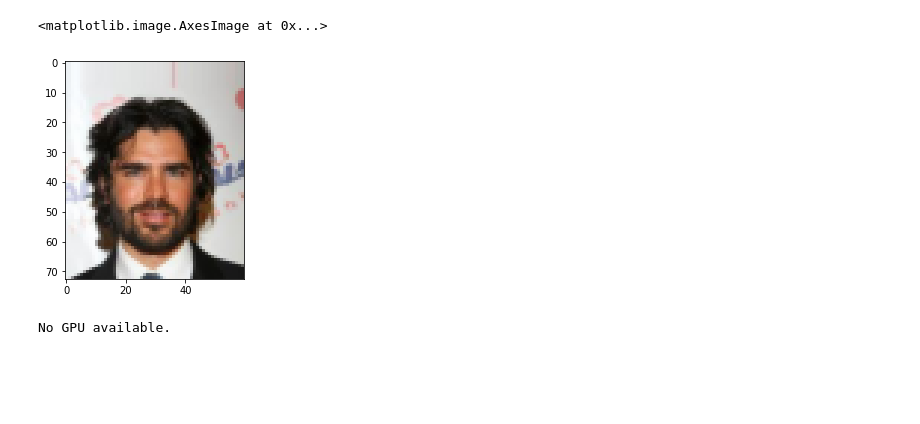
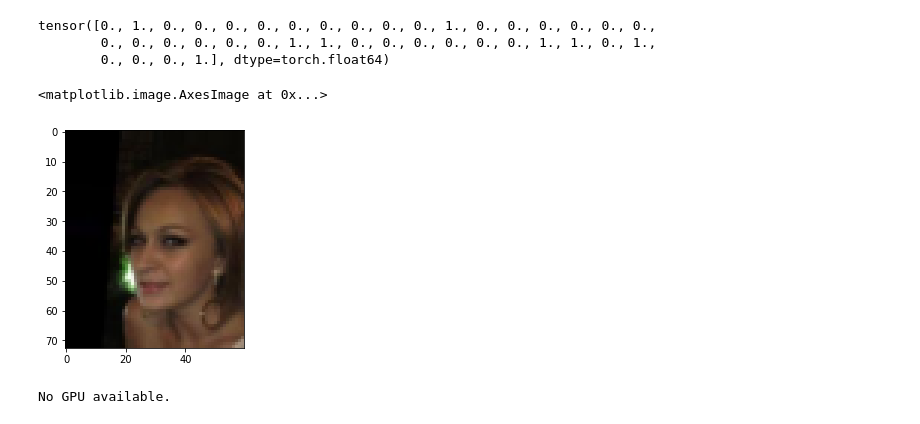
Before and after one commit to mar10nJohns1/AlgorithmicFairness, a Jupyter notebook: Project.ipynb, the cells around one changed output. Drawn from its saved outputs; the diff is of its cells as text; code cells hidden in the pictures; blank space fills up the shorter version.

Commit message:
pytorch dataloader

```diff
--- a/Project.ipynb
+++ b/Project.ipynb
@@ -67,14 +61,10 @@ IMAGE_SHAPE = [73,60,3]
 TRAIN_PATH =  dataroot + "\\train.csv"
 VALID_PATH = dataroot + "\\valid.csv"
 TEST_PATH = dataroot + "\\test.csv"
-IMAGE_PATHS = glob.glob("C:\\Users\\cfthe\\OneDrive\\DTU\\Kandidat\\Deep\\celebA\\*.jpg")
+IMAGE_PATHS = "C:\\Users\\cfthe\\OneDrive\\DTU\\Kandidat\\Deep\\celebA\\"
 TARGET_COL = 'Smiling'
+NUM_CLASSES = 2
 
 # train holds both X (input) and t (target/truth)
-data = data_utils_celeba.load_data(train_path=TRAIN_PATH,
-                            valid_path = VALID_PATH,
-                            test_path=TEST_PATH,
-                            image_paths=IMAGE_PATHS,
-                            target_col = TARGET_COL,
-                            num_classes = 2,
-                            image_shape=IMAGE_SHAPE)
+data_train = data_utils.CelebADataset(TRAIN_PATH,IMAGE_PATHS,IMAGE_SHAPE,TARGET_COL)
+data_valid = data_utils.CelebADataset(VALID_PATH,IMAGE_PATHS,IMAGE_SHAPE,TARGET_COL)
@@ -109,0 +71,27 @@ test_batch, i = next(dummy_batch_gen.gen_test())
+# %%
+dataloader = DataLoader(data_valid, batch_size=128,shuffle=True, num_workers=6)
+# %%
+def show_batch(sample_batched):
+    """Show image with landmarks for a batch of samples."""
+    images_batch, target_batch = \
+            sample_batched['image'], sample_batched['target']
+    batch_size = len(images_batch)
+    im_size = images_batch.size(2)
+    grid_border_size = 2
+
+    grid = utils.make_grid(images_batch)
+    plt.imshow(grid.numpy().transpose((1, 2, 0)))
+# %%
+from tqdm import tqdm_notebook
+for i_batch, sample_batched in tqdm_notebook(enumerate(dataloader)):
+    print(i_batch, sample_batched['image'].size(),
+          sample_batched['target'].size())
+
+    # observe 4th batch and stop.
+    if i_batch == 10:
+        plt.figure()
+        show_batch(sample_batched)
+        plt.axis('off')
+        plt.ioff()
+        plt.show()
+        break
@@ -110,8 +108,14 @@ test_batch, i = next(dummy_batch_gen.gen_test())
+# %%
+sample_batched['attributes'][0]
+# %% [output]
+tensor([0., 1., 0., 0., 0., 0., 0., 0., 0., 0., 0., 1., 0., 0., 0., 0., 0., 0.,
+        0., 0., 0., 0., 0., 0., 1., 1., 0., 0., 0., 0., 0., 0., 1., 1., 0., 1.,
+        0., 0., 0., 1.], dtype=torch.float64)
 # %%
-plt.imshow(np.transpose(vutils.make_grid(torch.Tensor(valid_batch['images'][1]), padding=2,normalize=True).cpu(),(0,1,2)))
+plt.imshow(np.transpose(vutils.make_grid(sample_batched['image'][5], padding=2,normalize=True).cpu(),(1,2,0)))
 # %% [output]
 <matplotlib.image.AxesImage at 0x...>
-[figure, old version]
+[figure, new version]
 # %%
 # Load functions
 import torch
```
Also changed, not shown: parts of 17 cells of this notebook, 1 other file.
